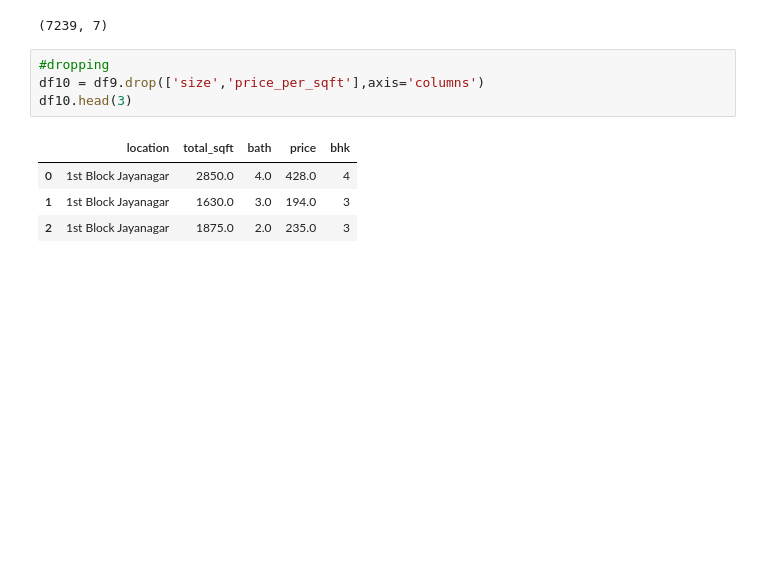
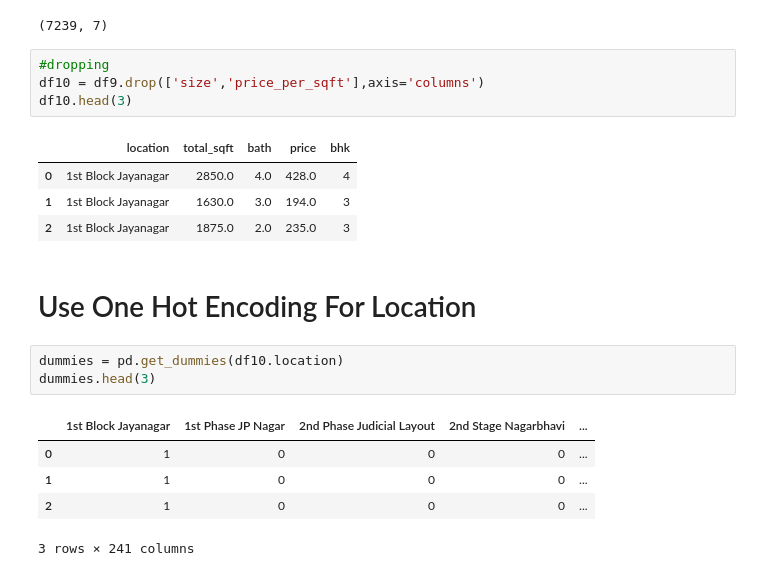
Before and after one commit to aka1sh/realestate, a Jupyter notebook: model/model.ipynb, the cells around one changed output. Cells and saved outputs as stored; diff of their text form; blank space fills up the shorter version.

Commit message:
using hot encoding

```diff
--- a/model/model.ipynb
+++ b/model/model.ipynb
@@ -263,3 +263,14 @@ df10.head(3)
 | 0 | 1st Block Jayanagar | 2850.0 | 4.0 | 428.0 | 4 |
 | 1 | 1st Block Jayanagar | 1630.0 | 3.0 | 194.0 | 3 |
 | 2 | 1st Block Jayanagar | 1875.0 | 2.0 | 235.0 | 3 |
+# %% [markdown]
+# Use One Hot Encoding For Location
+# %%
+dummies = pd.get_dummies(df10.location)
+dummies.head(3)
+# %% [output]
+|  | 1st Block Jayanagar | 1st Phase JP Nagar | 2nd Phase Judicial Layout | 2nd Stage Nagarbhavi | ... |
+| 0 | 1 | 0 | 0 | 0 | ... |
+| 1 | 1 | 0 | 0 | 0 | ... |
+| 2 | 1 | 0 | 0 | 0 | ... |
+3 rows × 241 columns
```
